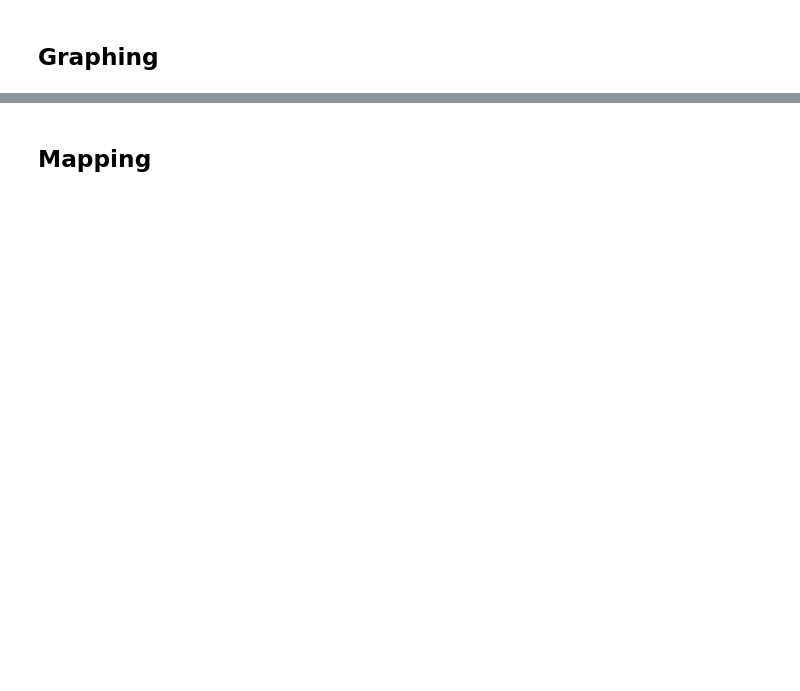
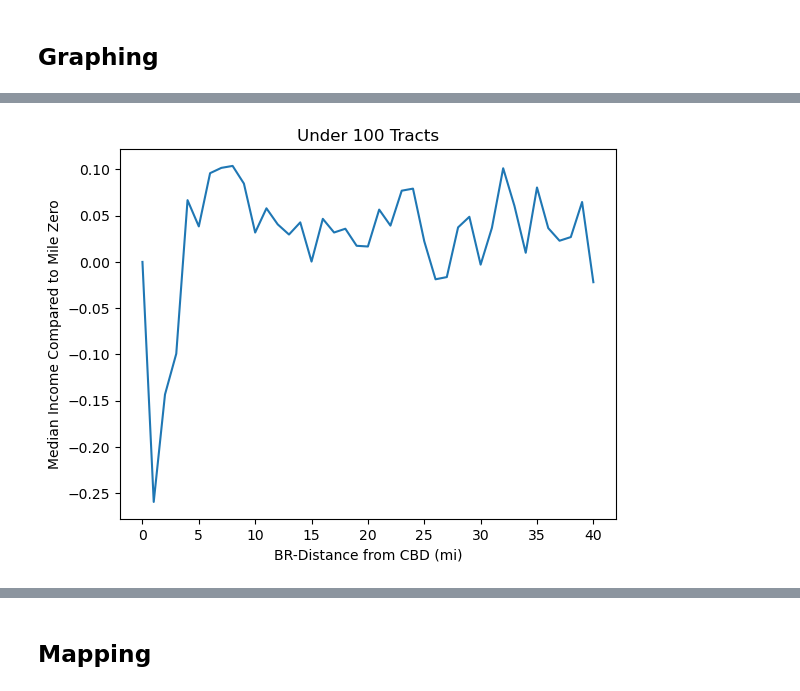
Before and after one commit to ldtcooper/urban-economics-project, a Jupyter notebook: notebook.ipynb, the cells around one changed output, grey strips where cells are left out. Cells and saved outputs as stored; diff of their text form; code cells hidden in the pictures; blank space fills up the shorter version.

```diff
--- a/notebook.ipynb
+++ b/notebook.ipynb
@@ -1073,0 +1350,47 @@ data.groupby('dist_bin').mean()[
+# %%
+def add_tract_counts(df: pd.DataFrame) -> pd.DataFrame:
+    tract_counts =df.groupby('msa_code').count()['income']
+    tract_counts = tract_counts.reset_index().rename({'income': 'tract_counts'}, axis=1)
+    return pd.merge(right=df, left=tract_counts, left_on='msa_code', right_on='msa_code')
+
+def discretize_distances(df: pd.DataFrame) -> pd.DataFrame:
+    df['dist_bin'] = df['distance'].round()
+    return df
+
+def split_df_by_tract_counts(df: pd.DataFrame) -> Tuple[pd.DataFrame]:
+    under_100 = df[df['tract_counts'] < 100]
+    btw_100_500 = df[(df['tract_counts'] >= 100) & (df['tract_counts'] < 500)]
+    btw_500_1000 = df[(df['tract_counts'] >= 500) & (df['tract_counts'] < 1000)]
+    larger_1000 = df[df['tract_counts'] >= 1000]
+
+    return (under_100, btw_100_500, btw_500_1000, larger_1000)
+
+def plot_relative_income(df: pd.DataFrame, title: str, dist: str) -> None:
+    df_dist_inc = df.groupby('dist_bin').mean()['income']
+    plt.plot((df_dist_inc - df_dist_inc[0]) / df_dist_inc[0])
+    plt.xlabel(f'{dist}-Distance from CBD (mi)')
+    plt.ylabel('Median Income Compared to Mile Zero')
+    plt.title(title)
+
+def plot_housing_dist(df: pd.DataFrame) -> None:
+    df.groupby('dist_bin').mean()[
+    ['built_1999_2000',
+        'built_1995_1998',
+        'built_1990_1994',
+        'built_1980_1989',
+        'built_1970_1979',
+        'built_1960_1969',
+        'built_1950_1959',
+        'built_1940_1949',
+        'built_1939_earlier']
+    ].plot(xlabel='Distance from CBD (mi)', ylabel='Mean Share of Housing Age')
+
+def process_dataframe(df: pd.DataFrame) -> Tuple[pd.DataFrame]:
+    return split_df_by_tract_counts(discretize_distances(add_tract_counts(df)))
+# %%
+under_100_br, btw_100_500_br, btw_500_1000_br, larger_1000_br = process_dataframe(br)
+under_100_wilson, btw_100_500_wilson, btw_500_1000_wilson, larger_1000_wilson = process_dataframe(wilson)
+# %%
+plot_relative_income(under_100_br, 'Under 100 Tracts', 'BR')
+# %% [output]
+[figure, added]
```
Also changed, not shown: parts of 38 cells of this notebook, 17 other files.
